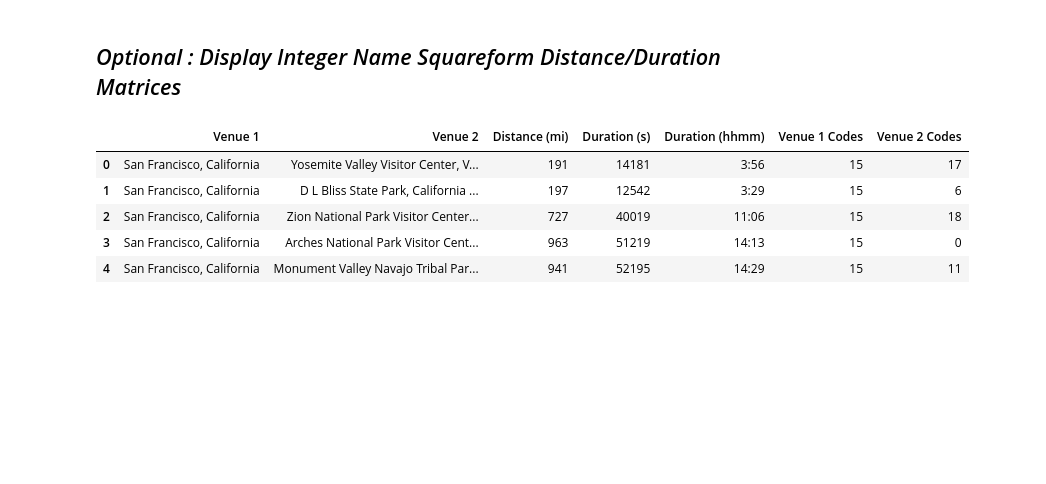
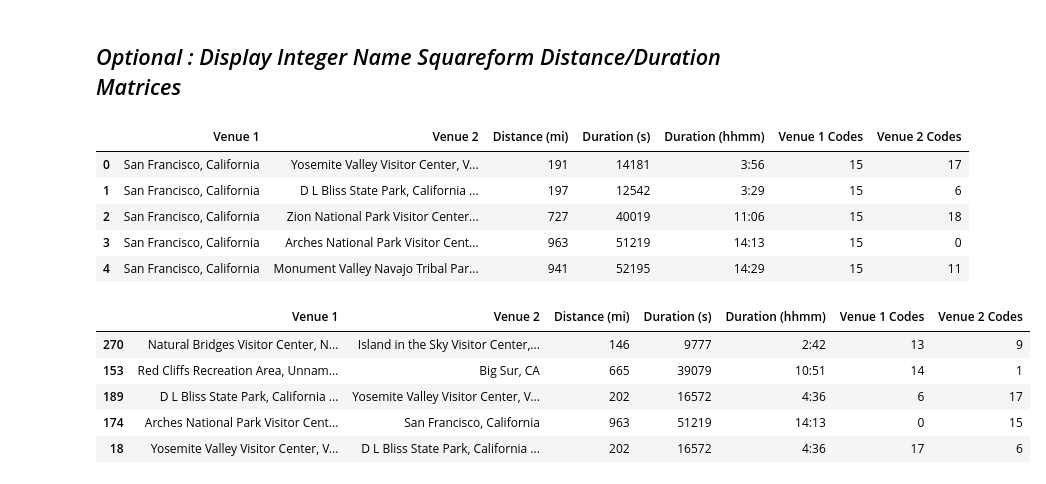
Before and after one commit to hcederna/road-trip-optimization, a Jupyter notebook: Road Trip Optimization.ipynb, the cells around one changed output. Saved outputs shown, nothing was run; the diff lists cells and outputs as text; code cells hidden in the pictures; blank space fills up the shorter version.

Commit message:
Previewed new categorical and code columns in _df

```diff
--- a/Road Trip Optimization.ipynb
+++ b/Road Trip Optimization.ipynb
@@ -128,3 +128,13 @@ _df.head()
 | 2 | San Francisco, California | Zion National Park Visitor Center... | 727 | 40019 | 11:06 | 15 | 18 |
 | 3 | San Francisco, California | Arches National Park Visitor Cent... | 963 | 51219 | 14:13 | 15 | 0 |
 | 4 | San Francisco, California | Monument Valley Navajo Tribal Par... | 941 | 52195 | 14:29 | 15 | 11 |
+# %%
+# Preview new columns
+_df.sample(5)
+# %% [output]
+|  | Venue 1 | Venue 2 | Distance (mi) | Duration (s) | Duration (hhmm) | Venue 1 Codes | Venue 2 Codes |
+| 270 | Natural Bridges Visitor Center, N... | Island in the Sky Visitor Center,... | 146 | 9777 | 2:42 | 13 | 9 |
+| 153 | Red Cliffs Recreation Area, Unnam... | Big Sur, CA | 665 | 39079 | 10:51 | 14 | 1 |
+| 189 | D L Bliss State Park, California ... | Yosemite Valley Visitor Center, V... | 202 | 16572 | 4:36 | 6 | 17 |
+| 174 | Arches National Park Visitor Cent... | San Francisco, California | 963 | 51219 | 14:13 | 0 | 15 |
+| 18 | Yosemite Valley Visitor Center, V... | D L Bliss State Park, California ... | 202 | 16572 | 4:36 | 17 | 6 |
```
